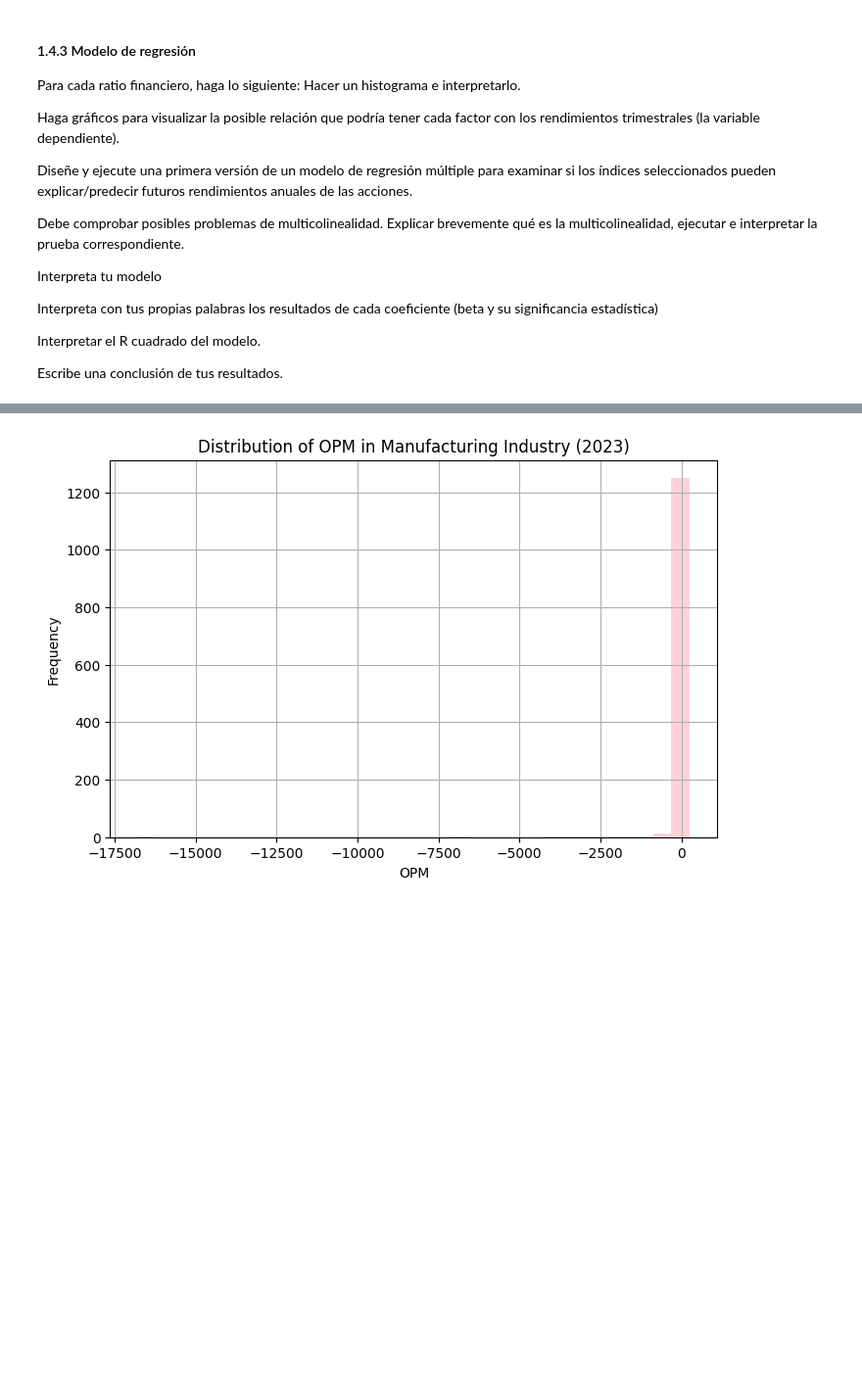
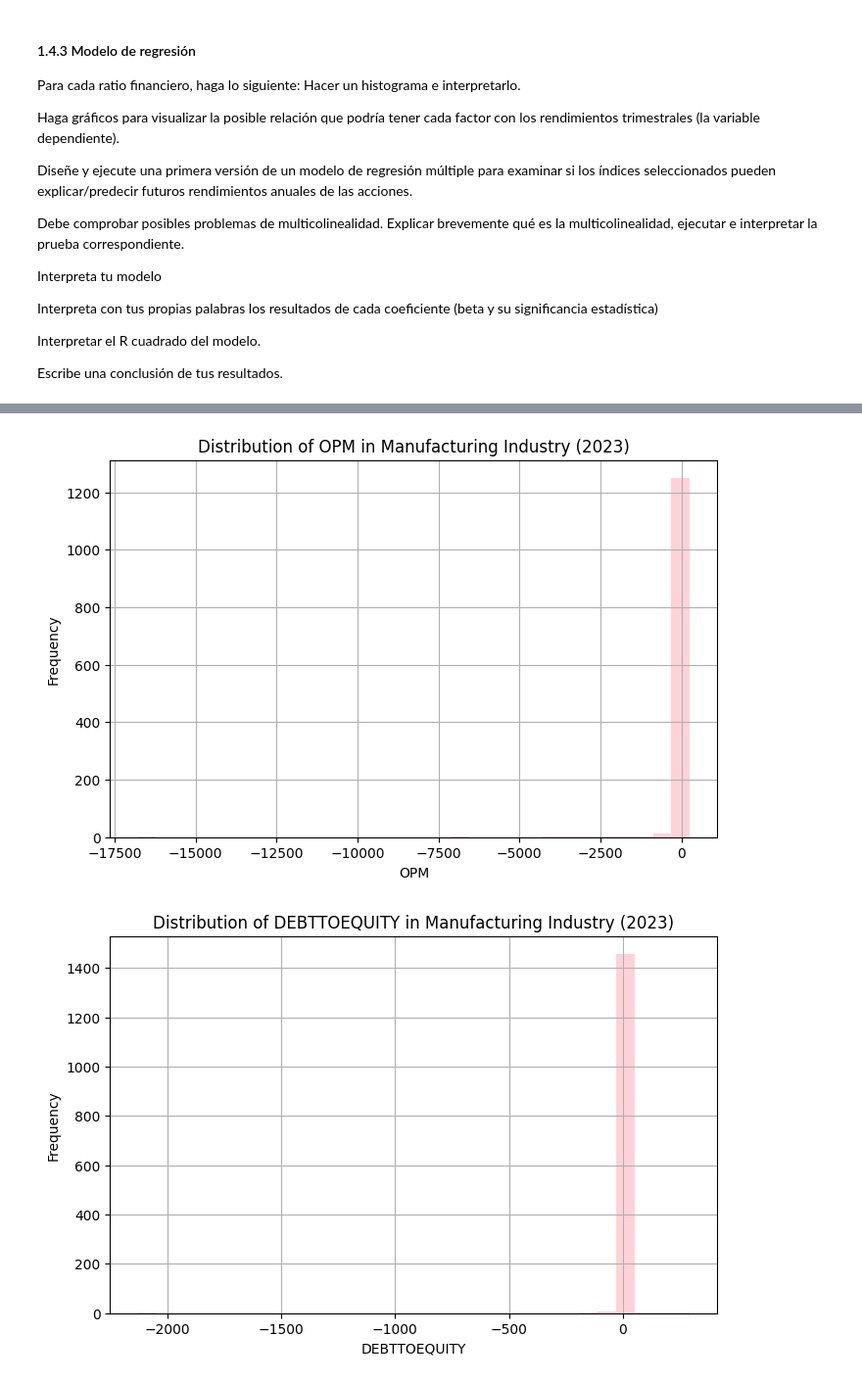
Before and after one commit to mafeermoreno/StatisticsProject, a Jupyter notebook: Proyecto_Stats_Bloque1_Maria_Moreno.ipynb, the cells around one changed output, grey strips where cells are left out. Shown at 98% size. Drawn from its saved outputs; the diff is of its cells as text; code cells hidden in the pictures; blank space fills up the shorter version.

```diff
--- a/Proyecto_Stats_Bloque1_Maria_Moreno.ipynb
+++ b/Proyecto_Stats_Bloque1_Maria_Moreno.ipynb
@@ -273,8 +280,3 @@ For example, when doing 'df[col].method(value, inplace=True)', try using 'df.met
 
 
   data['OPM'].replace([np.inf, -np.inf], np.nan, inplace=True)
-# %%
-data['CURRENTRATIO'] = data['currentassets'] / data['currentliabilities']
-data['DEBTTOEQUITY'] = data['totalliabilities'] / data['BOOKVALUE']
-data['GROSSMARGIN'] = data['GROSSPROFIT'] / data['revenue']
-data['ROA'] = data['NETINCOME'] / data['totalassets']
@@ -878,20 +913,21 @@ Interpretar el R cuadrado del modelo.
 
 Escribe una conclusión de tus resultados.
 # %%
-finantial_ratios = ['ROE', 'NPM', 'ROIC', 'OPM']
+finantial_ratios = ['ROE', 'NPM', 'ROIC', 'OPM', 'DEBTTOEQUITY', 'CURRENTRATIO']
 
 for ratio in finantial_ratios:
   plt.figure(figsize=(8, 5))
   # Reemplazar valores infinitos con nan
   valid_data = man_ind[ratio].replace([np.inf, -np.inf], np.nan)
   plt.hist(valid_data, bins=30, color='pink', alpha=0.7)
   plt.xlabel(ratio)
   plt.ylabel('Frequency')
   plt.title(f'Distribution of {ratio} in Manufacturing Industry (2023)')
   plt.grid(True)
   plt.show()
 # %% [output]
 [figure]
 [figure]
 [figure]
 [figure]
+[figure, added]
```
Also changed, not shown: parts of 37 cells of this notebook.
